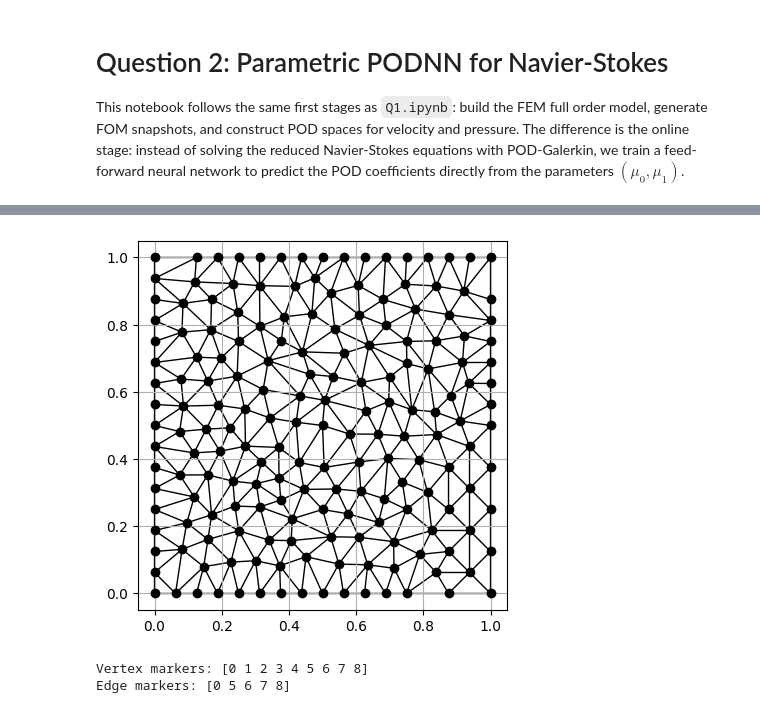
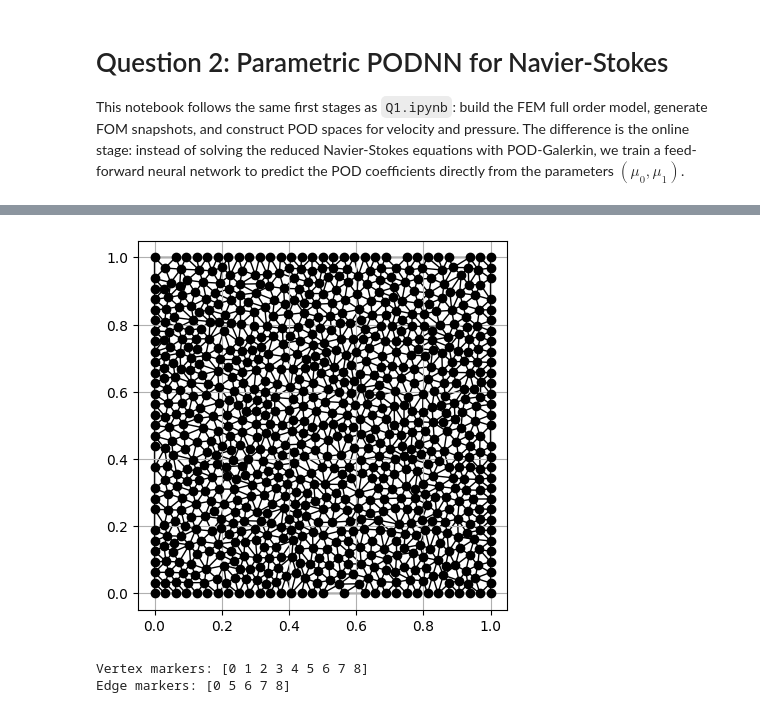
Before and after one commit to tom-fritzdorf/MOR-project, a Jupyter notebook: Q2.ipynb, the cells around one changed output, grey strips where cells are left out. Drawn from its saved outputs; the diff is of its cells as text; code cells hidden in the pictures.

```diff
--- a/Q2.ipynb
+++ b/Q2.ipynb
@@ -69,34 +70,34 @@ if not os.path.exists(export_solution_path):
 # %%
 #Define the domain [0,1]x[0,1]
 pde_domain = polydim.pde_tools.mesh.pde_mesh_utilities.PDE_Domain_2D()
 pde_domain.vertices = np.array([[0.0, 1.0, 1.0, 0.0],
                                 [0.0, 0.0, 1.0, 1.0],
                                 [0.0, 0.0, 0.0, 0.0]])
 pde_domain.shape_type = polydim.pde_tools.mesh.pde_mesh_utilities.PDE_Domain_2D.Domain_Shape_Types.parallelogram
 pde_domain.area = 1.0
 
 #Define the mesh
 mesh_type = polydim.pde_tools.mesh.pde_mesh_utilities.MeshGenerator_Types_2D.triangular
 method_type = polydim.pde_tools.local_space_pcc_2_d.MethodTypes.fem_pcc
 method_order = 1
-mesh_size = 0.005
+mesh_size = 0.001
 
 mesh_data = gedim.MeshMatrices()
 mesh = gedim.MeshMatricesDAO(mesh_data)
 
 polydim.pde_tools.mesh.pde_mesh_utilities.create_mesh_2_d(geometry_utilities,
                                                           mesh_utilities,
                                                           mesh_type,
                                                           pde_domain,
                                                           mesh_size,
                                                           mesh)
 mesh_geometric_data = polydim.pde_tools.mesh.pde_mesh_utilities.compute_mesh_2_d_geometry_data(geometry_utilities, mesh_utilities, mesh)
 
 #plot the mesh
 vtk_utilities.export_mesh(export_mesh_path, mesh)
 other_ut.plot_mesh(mesh)
 # %% [output]
-[figure, old version]
+[figure, new version]
 # %%
 print("Vertex markers:", np.unique(mesh_data.cell0_d_markers))
 print("Edge markers:", np.unique(mesh_data.cell1_d_markers))
```
Also changed, not shown: parts of 27 cells of this notebook, 1 other file.
